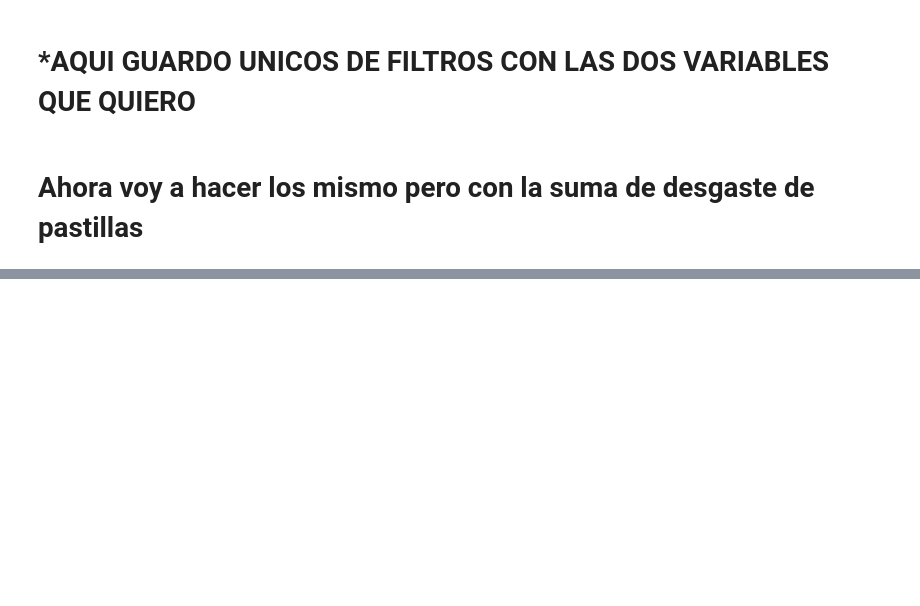
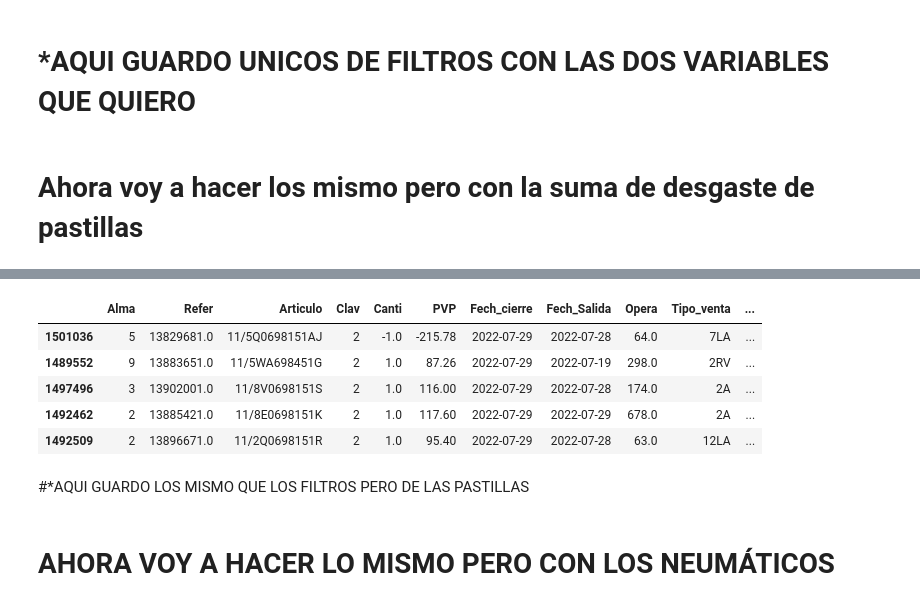
Before and after one commit to pacomm5/PLANTILLAS2, a Jupyter notebook: RECAMBIOS_NUEVO_LISTADO.ipynb, the cells around one changed output, grey strips where cells are left out. Saved outputs shown, nothing was run; the diff lists cells and outputs as text; code cells hidden in the pictures; blank space fills up the shorter version.

```diff
--- a/RECAMBIOS_NUEVO_LISTADO.ipynb
+++ b/RECAMBIOS_NUEVO_LISTADO.ipynb
@@ -2660,0 +2691,11 @@ df_pastillas = total_recambios_final_todos_anos.copy()
+# %%
+df_pastillas_marketing_unicos.head()
+# %% [output]
+|  | Alma | Refer | Articulo | Clav | Canti | PVP | Fech_cierre | Fech_Salida | Opera | Tipo_venta | ... |
+| 1501036 | 5 | 13829681.0 | 11/5Q0698151AJ | 2 | -1.0 | -215.78 | 2022-07-29 | 2022-07-28 | 64.0 | 7LA | ... |
+| 1489552 | 9 | 13883651.0 | 11/5WA698451G | 2 | 1.0 | 87.26 | 2022-07-29 | 2022-07-19 | 298.0 | 2RV | ... |
+| 1497496 | 3 | 13902001.0 | 11/8V0698151S | 2 | 1.0 | 116.00 | 2022-07-29 | 2022-07-28 | 174.0 | 2A | ... |
+| 1492462 | 2 | 13885421.0 | 11/8E0698151K | 2 | 1.0 | 117.60 | 2022-07-29 | 2022-07-29 | 678.0 | 2A | ... |
+| 1492509 | 2 | 13896671.0 | 11/2Q0698151R | 2 | 1.0 | 95.40 | 2022-07-29 | 2022-07-28 | 63.0 | 12LA | ... |
+# %% [markdown]
+#*AQUI GUARDO LOS MISMO QUE LOS FILTROS PERO DE LAS PASTILLAS
@@ -2660,0 +2704,2 @@ df_pastillas = total_recambios_final_todos_anos.copy()
+# %% [markdown]
+# AHORA VOY A HACER LO MISMO PERO CON LOS NEUMÁTICOS
```
Also changed, not shown: parts of 11 cells of this notebook.
